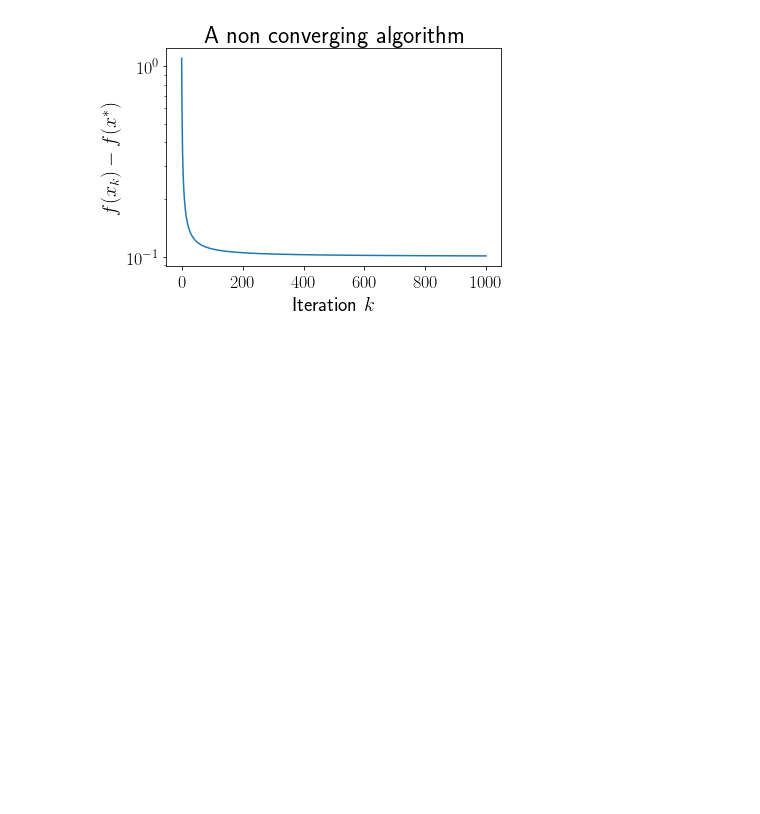
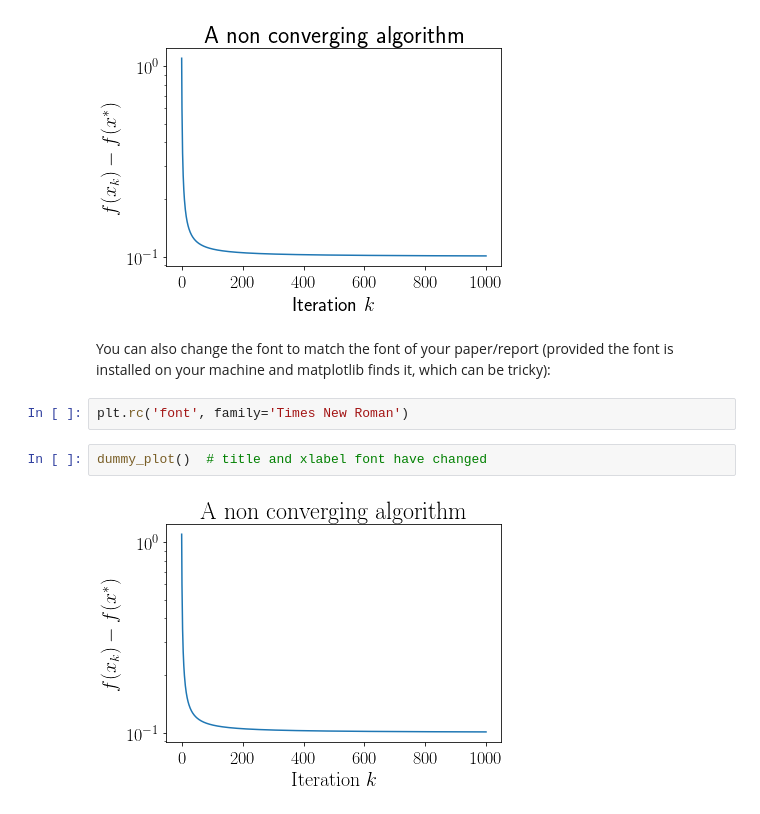
Before and after one commit to pierreablin/python-sessions, a Jupyter notebook: Pretty_plots.ipynb, the cells around one changed output. Saved outputs shown, nothing was run; the diff lists cells and outputs as text; blank space fills up the shorter version.

Commit message:
tweaks pretty_plots

```diff
--- a/Pretty_plots.ipynb
+++ b/Pretty_plots.ipynb
@@ -31,3 +40,11 @@ plt.rcParams.update(params)
 dummy_plot()
 # %% [output]
 [figure]
+# %% [markdown]
+You can also change the font to match the font of your paper/report (provided the font is installed on your machine and matplotlib finds it, which can be tricky):
+# %%
+plt.rc('font', family='Times New Roman')
+# %%
+dummy_plot()  # title and xlabel font have changed
+# %% [output]
+[figure, added]
```
Also changed, not shown: parts of 2 cells of this notebook.
